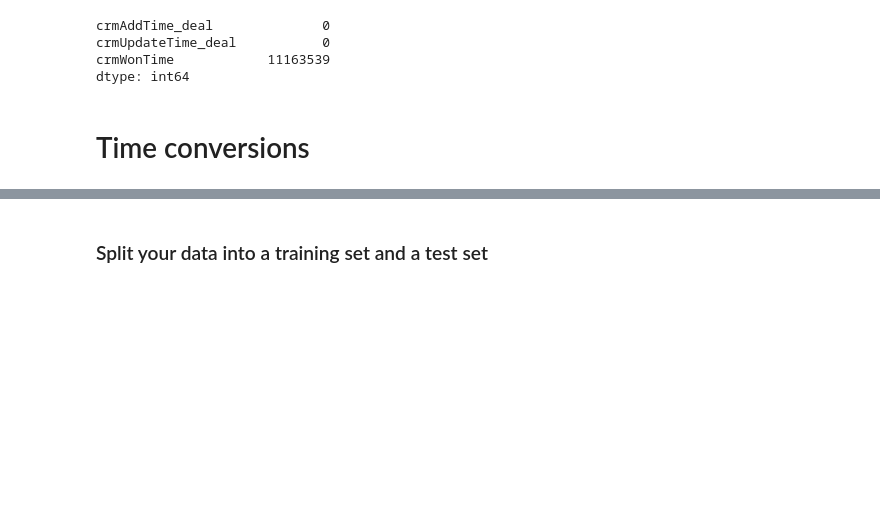
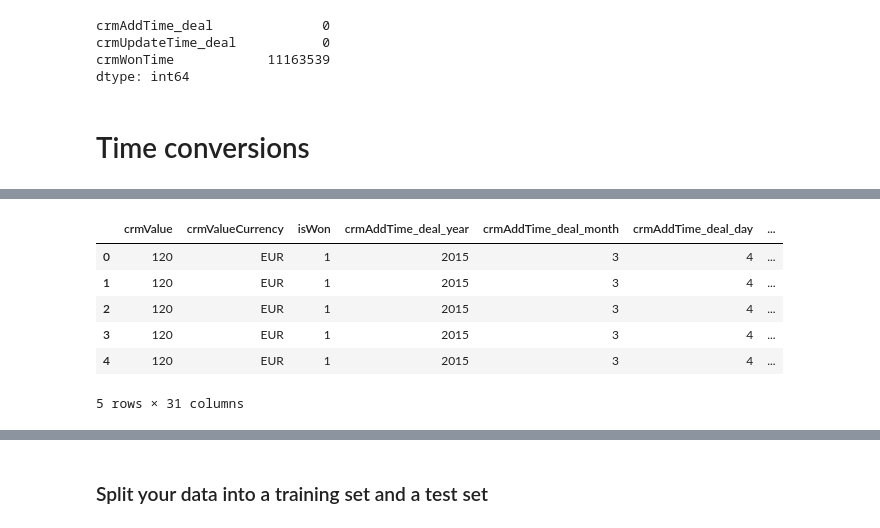
Before and after one commit to Ochwada/Data-Science-2023, a Jupyter notebook: Sales_Analysis/preprocessing.ipynb, the cells around one changed output, grey strips where cells are left out. Drawn from its saved outputs; the diff is of its cells as text; code cells hidden in the pictures; blank space fills up the shorter version.

```diff
--- a/Sales_Analysis/preprocessing.ipynb
+++ b/Sales_Analysis/preprocessing.ipynb
@@ -188,0 +246,11 @@ df_fs['crmUpdateTime_deal'] = pd.to_datetime(df['crmUpdateTime_deal'])
+# %%
+df_fs = df_fs.drop(['crmAddTime_deal', 'crmUpdateTime_deal','crmLostTime', 'crmWonTime', 'crmStatus'], axis=1)
+df_fs.head()
+# %% [output]
+|  | crmValue | crmValueCurrency | isWon | crmAddTime_deal_year | crmAddTime_deal_month | crmAddTime_deal_day | ... |
+| 0 | 120 | EUR | 1 | 2015 | 3 | 4 | ... |
+| 1 | 120 | EUR | 1 | 2015 | 3 | 4 | ... |
+| 2 | 120 | EUR | 1 | 2015 | 3 | 4 | ... |
+| 3 | 120 | EUR | 1 | 2015 | 3 | 4 | ... |
+| 4 | 120 | EUR | 1 | 2015 | 3 | 4 | ... |
+5 rows × 31 columns
```
Also changed, not shown: parts of 7 cells of this notebook.
